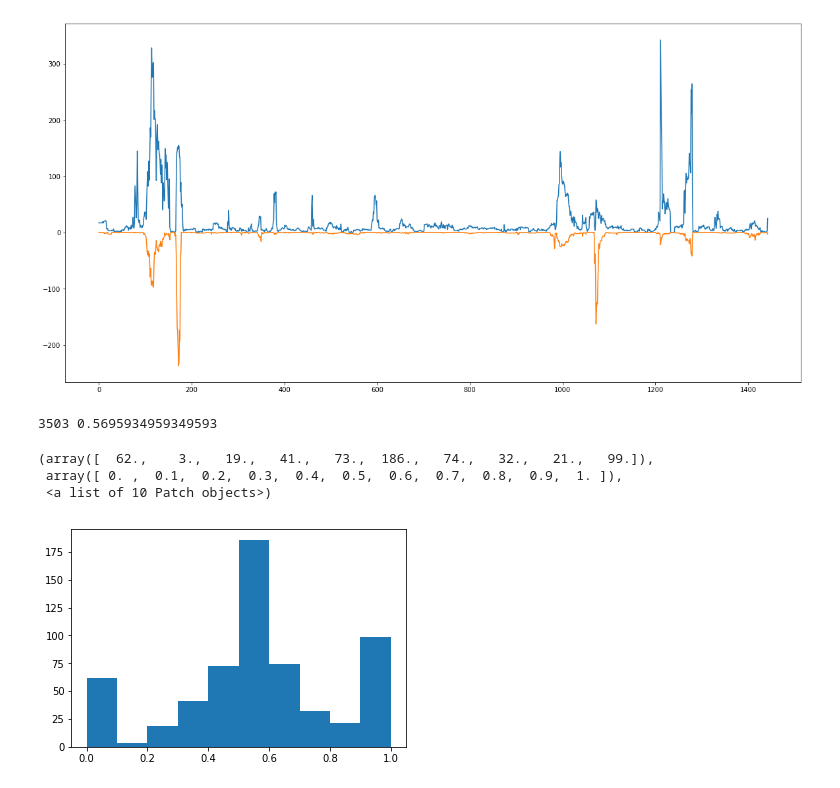
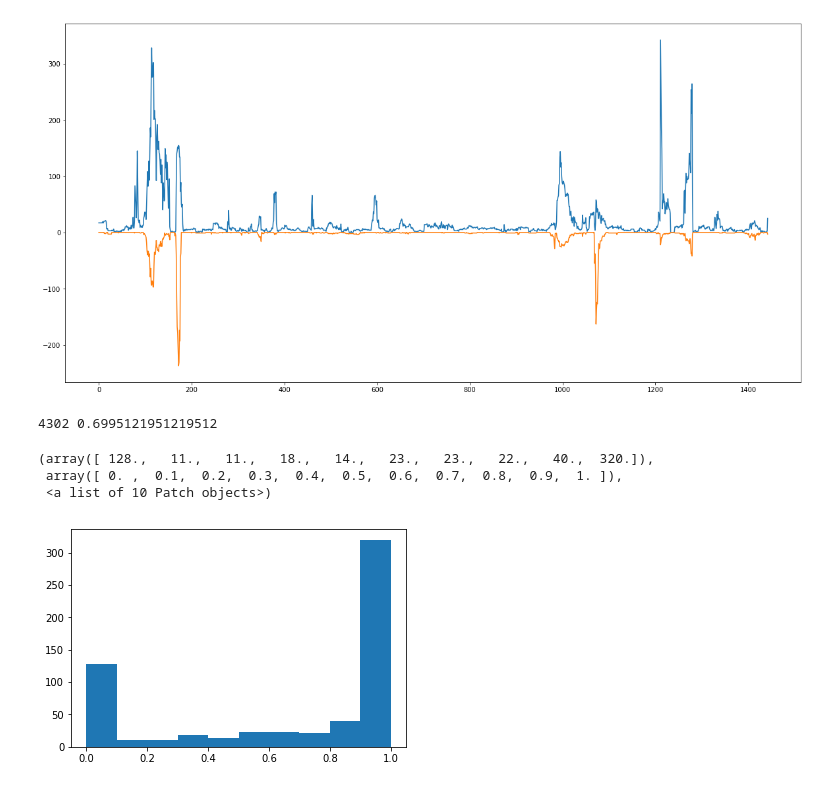
Before and after one commit to ivanov-v-v/PPINs-QTLs-Joint-Analysis, a Jupyter notebook: src/data_analysis.ipynb, the cells around one changed output. Cells and saved outputs as stored; diff of their text form; code cells hidden in the pictures.

Commit message:
changed logic: now ecandidates into pQTLs for the given gene are eQTLs of neighbors

```diff
--- a/src/data_analysis.ipynb
+++ b/src/data_analysis.ipynb
@@ -146 +129,29 @@ genetic_interactions_graph = \
+# %%
+# Wouldn't it be better with query-syntax?
+
+def get_interacting_genes(gene_name, interactions_graph, bfs_depth=1):
+    try:
+        return set(interactions_graph.vs[
+                   interactions_graph.neighborhood(gene_name, order=bfs_depth)
+               ]["name"]
+           )
+    except:
+        return set()
+
+
+def get_linked_markers(gene_name, QTL_df):
+    return set(QTL_df[QTL_df["gene"] == gene_name]["SNP"].values)
+
+
+def get_linked_genes(marker_name, QTL_df):
+    return set(QTL_df[QTL_df["SNP"] == marker_name]["gene"].values)
+
+# speed this one up: string comparison is evil
+def get_neighbor_linkages(gene_name):
+    interacting_genes = {gene_name} | get_interacting_genes(gene_name, physical_interactions_graph) \
+                        | get_interacting_genes(gene_name, genetic_interactions_graph)
+    linked = set()
+    for neighbor in interacting_genes:
+        linked |= get_linked_markers(neighbor, eQTLs_df)
+    return linked
 # %%
@@ -164,22 +175,23 @@ for marker_name in full_genotypes_df["SNP"].values:
 # %%
 similarity_hist = []
 possibly_common = 0
 for gene_name in set(pQTLs_df["gene"].values):
-    linked = get_linked_markers(gene_name, eQTLs_df)
-    interacting = get_interacting_genes(gene_name, physical_interactions_graph, bfs_depth=2) \
-                    | get_interacting_genes(gene_name, genetic_interactions_graph, bfs_depth=2)
+    linked = get_neighbor_linkages(gene_name)
+    # linked = get_linked_markers(gene_name, eQTLs_df)
+    interacting = get_interacting_genes(gene_name, physical_interactions_graph) \
+                    | get_interacting_genes(gene_name, genetic_interactions_graph)
     # interacting = set()
     pQTLs = get_linked_markers(gene_name, pQTLs_df)
     possibly_common += len((interacting | linked) & pQTLs)
     similarity_hist.append(float(len((interacting | linked) & pQTLs)) / len(pQTLs))
 print(possibly_common, possibly_common / pQTLs_df.shape[0])
 plt.hist(similarity_hist)
 # %% [output]
-3503 0.5695934959349593
+4302 0.6995121951219512
-(array([  62.,    3.,   19.,   41.,   73.,  186.,   74.,   32.,   21.,   99.]),
+(array([ 128.,   11.,   11.,   18.,   14.,   23.,   23.,   22.,   40.,  320.]),
  array([ 0. ,  0.1,  0.2,  0.3,  0.4,  0.5,  0.6,  0.7,  0.8,  0.9,  1. ]),
  <a list of 10 Patch objects>)
-[figure, old version]
+[figure, new version]
 # %%
 valid_markers = set(pQTLs_genotypes_df["SNP"].values)
 possible_linkages = []
```
Also changed, not shown: parts of 9 cells of this notebook, 3 other files.
